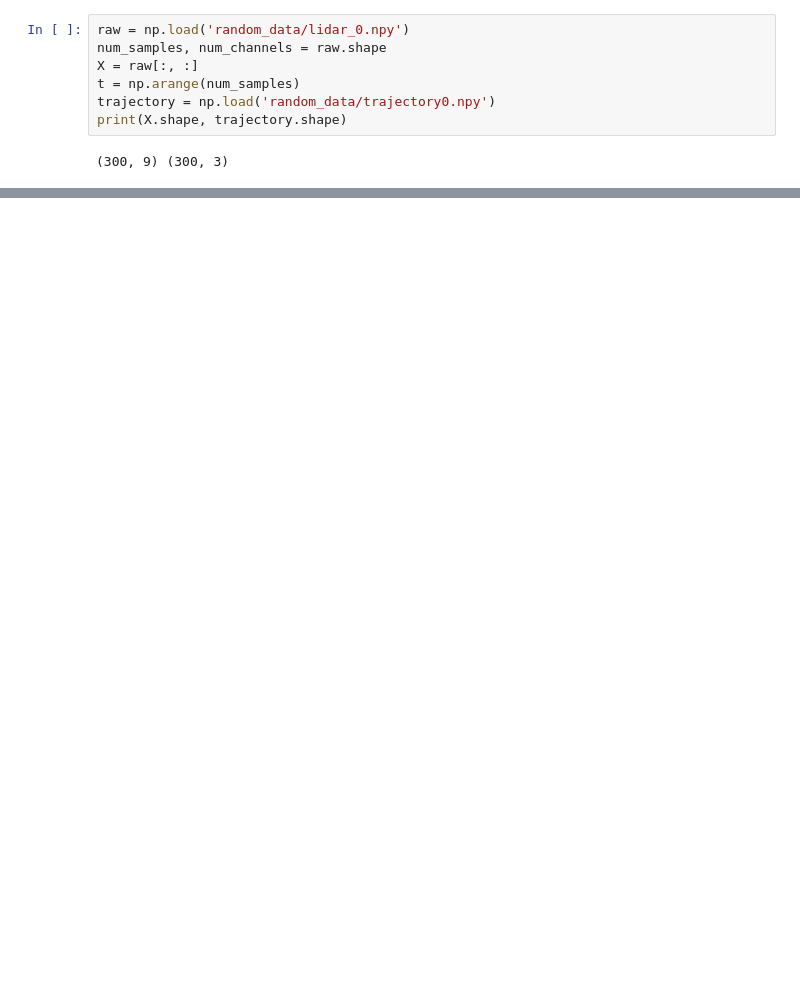
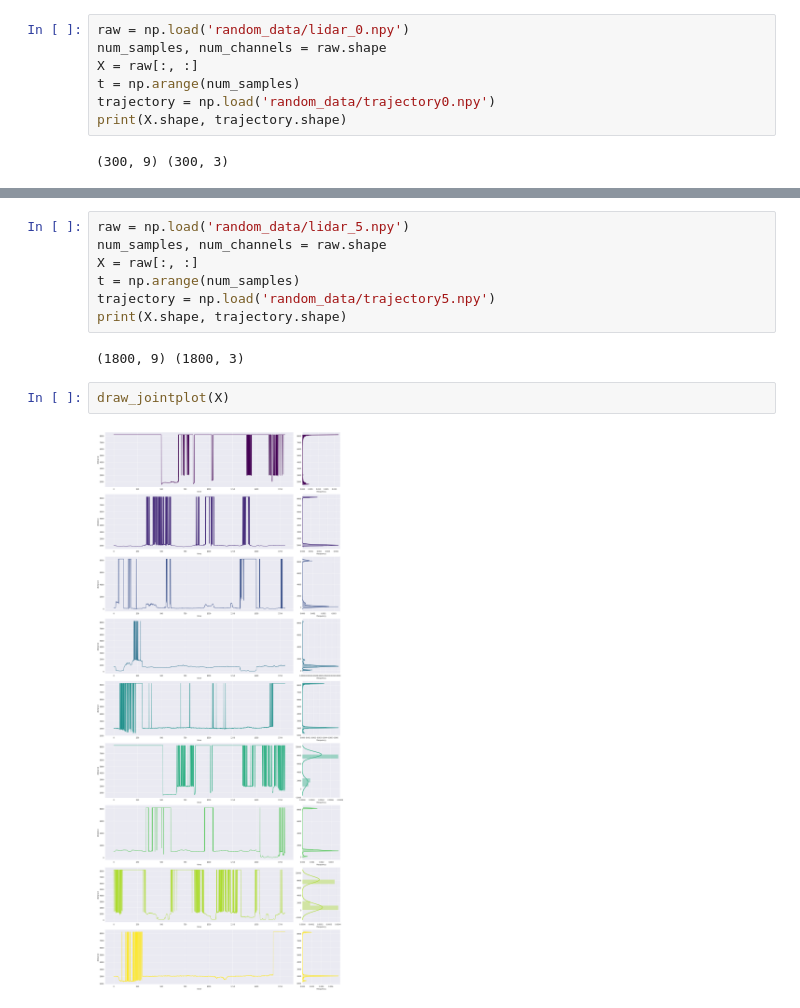
Before and after one commit to georgosgeorgos/DLRC_2018, a Jupyter notebook: data_exploration.ipynb, the cells around one changed output, grey strips where cells are left out. Saved outputs shown, nothing was run; the diff lists cells and outputs as text; blank space fills up the shorter version.

```diff
--- a/data_exploration.ipynb
+++ b/data_exploration.ipynb
@@ -64,0 +77,13 @@ plt.tight_layout()
+# %%
+raw = np.load('random_data/lidar_5.npy')
+num_samples, num_channels = raw.shape
+X = raw[:, :]
+t = np.arange(num_samples)
+trajectory = np.load('random_data/trajectory5.npy')
+print(X.shape, trajectory.shape)
+# %% [output]
+(1800, 9) (1800, 3)
+# %%
+draw_jointplot(X)
+# %% [output]
+[figure, added]
```
Also changed, not shown: parts of 14 cells of this notebook.
